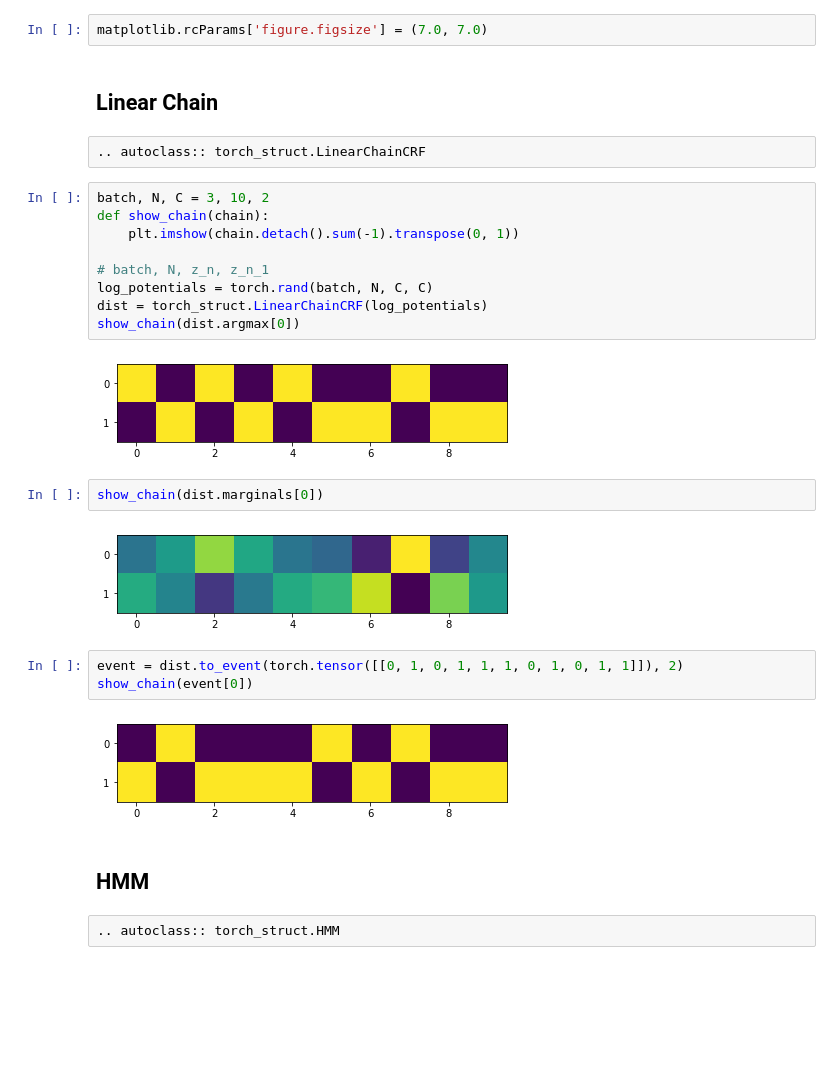
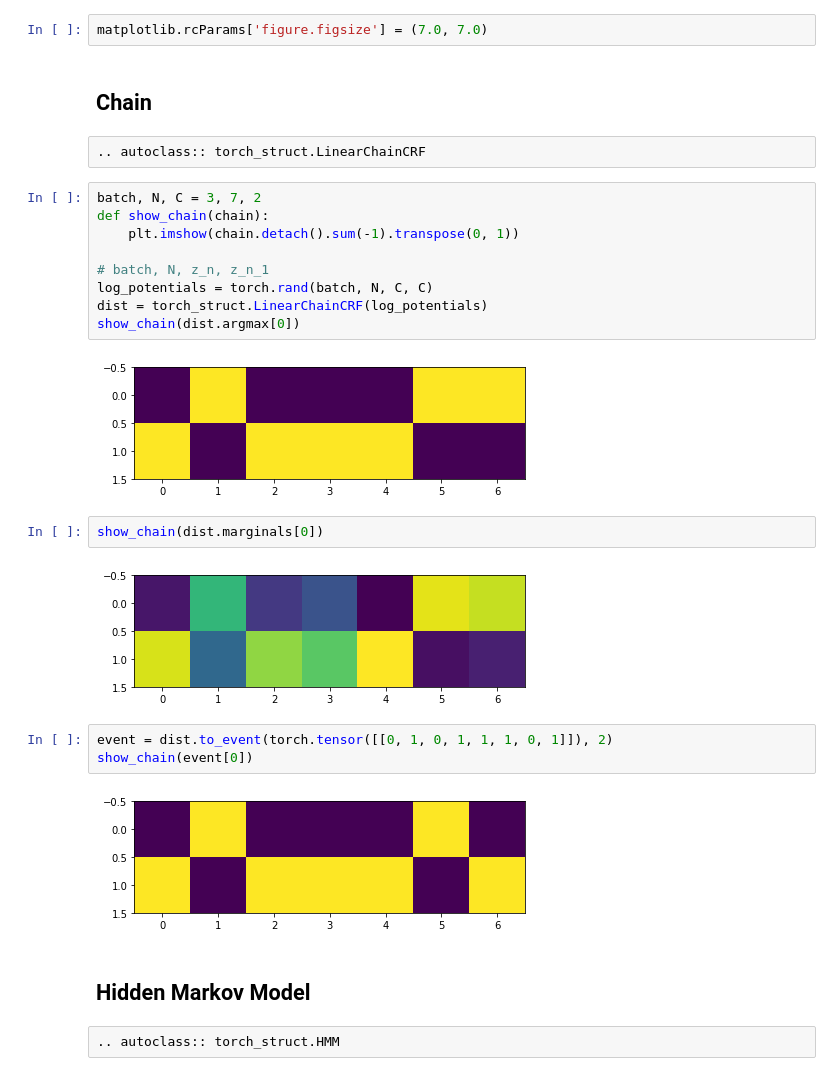
Before and after one commit to harvardnlp/pytorch-struct, a Jupyter notebook: docs/source/model.ipynb, the cells around one changed output. Drawn from its saved outputs; the diff is of its cells as text; blank space fills up the shorter version.

```diff
--- a/docs/source/model.ipynb
+++ b/docs/source/model.ipynb
@@ -12,30 +12,30 @@ import matplotlib
 # %%
 matplotlib.rcParams['figure.figsize'] = (7.0, 7.0)
 # %% [markdown]
-## Linear Chain
+## Chain
 # %% [raw]
 .. autoclass:: torch_struct.LinearChainCRF
 # %%
-batch, N, C = 3, 10, 2
+batch, N, C = 3, 7, 2
 def show_chain(chain):
     plt.imshow(chain.detach().sum(-1).transpose(0, 1))
 
 # batch, N, z_n, z_n_1
 log_potentials = torch.rand(batch, N, C, C)
 dist = torch_struct.LinearChainCRF(log_potentials)
 show_chain(dist.argmax[0])
 # %% [output]
-[figure, old version]
+[figure, new version]
 # %%
 show_chain(dist.marginals[0])
 # %% [output]
-[figure, old version]
+[figure, new version]
 # %%
-event = dist.to_event(torch.tensor([[0, 1, 0, 1, 1, 1, 0, 1, 0, 1, 1]]), 2)
+event = dist.to_event(torch.tensor([[0, 1, 0, 1, 1, 1, 0, 1]]), 2)
 show_chain(event[0])
 # %% [output]
-[figure, old version]
+[figure, new version]
-# %% [markdown]
-## HMM
+# %% [markdown]
+## Hidden Markov Model
 # %% [raw]
 .. autoclass:: torch_struct.HMM
```
Also changed, not shown: parts of 34 cells of this notebook, 4 other files.
